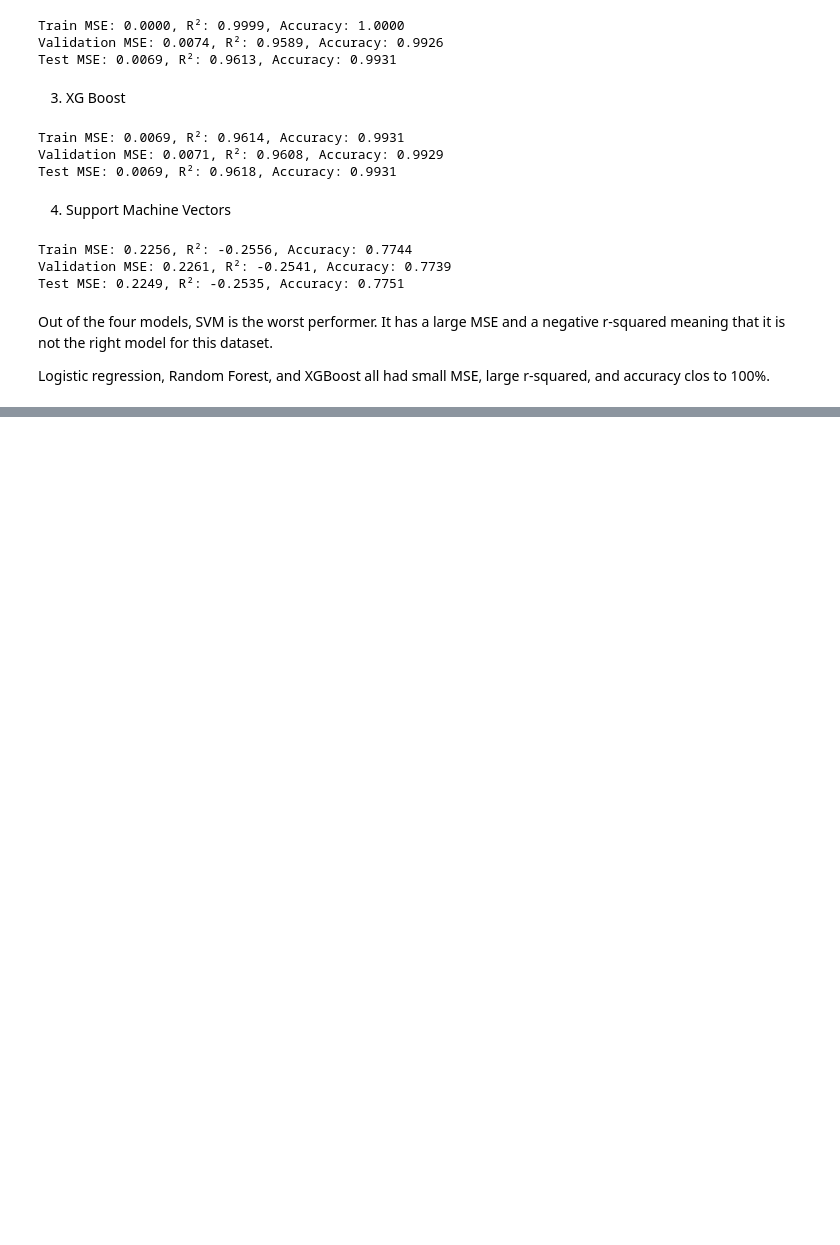
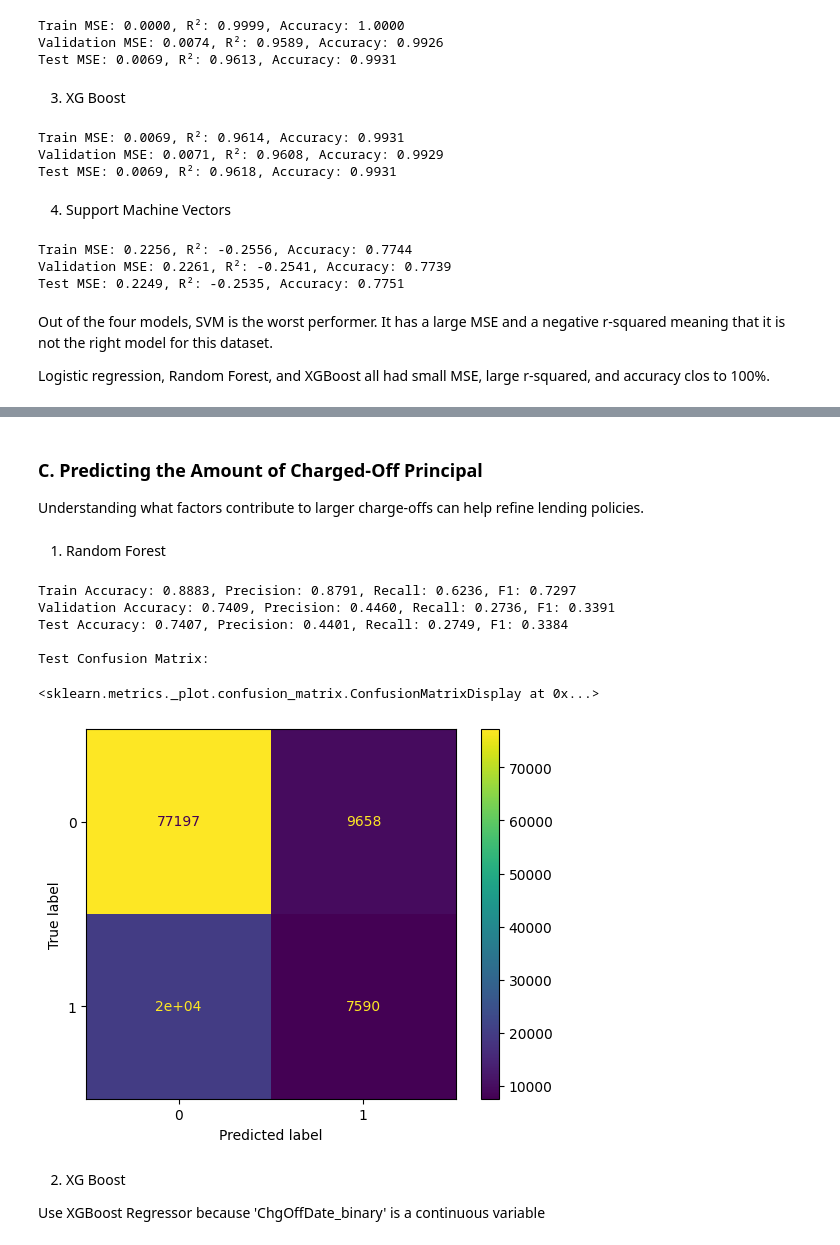
Before and after one commit to ogingaj/machine-learning-using-SBA-loan-data, a Jupyter notebook: sba_loan_code.ipynb, the cells around one changed output, grey strips where cells are left out. Drawn from its saved outputs; the diff is of its cells as text; code cells hidden in the pictures; blank space fills up the shorter version.

Commit message:
additional models on loan default, charge off rate, and job creation

```diff
--- a/sba_loan_code.ipynb
+++ b/sba_loan_code.ipynb
@@ -564,0 +704,64 @@ Logistic regression, Random Forest, and XGBoost all had small MSE, large r-squar
+# %% [markdown]
+### C. Predicting the Amount of Charged-Off Principal
+
+Understanding what factors contribute to larger charge-offs can help refine lending policies.
+# %% [markdown]
+1. Random Forest
+# %%
+# Define features and target variable
+features = ['NoEmp', 'NewExist', 'DisbursementGross', 'GrAppv', 'SBA_Appv', 'UrbanRural_binary']
+X = df_clean[features]
+y = df_clean['ChgOffDate_binary']
+
+# Split data into 70% train, 10% validation, 20% test
+X_train_val, X_test, y_train_val, y_test = train_test_split(X, y, test_size=0.20, random_state=42)
+X_train, X_val, y_train, y_val = train_test_split(X_train_val, y_train_val, test_size=0.125, random_state=42)
+
+# Train Random Forest model
+rf_model = RandomForestClassifier(n_estimators=100, random_state=42)
+rf_model.fit(X_train, y_train)
+
+# Predictions
+y_train_pred = rf_model.predict(X_train)
+y_val_pred = rf_model.predict(X_val)
+y_test_pred = rf_model.predict(X_test)
+
+# Evaluate model performance
+train_acc = accuracy_score(y_train, y_train_pred)
+val_acc = accuracy_score(y_val, y_val_pred)
+test_acc = accuracy_score(y_test, y_test_pred)
+
+train_precision = precision_score(y_train, y_train_pred)
+val_precision = precision_score(y_val, y_val_pred)
+test_precision = precision_score(y_test, y_test_pred)
+
+train_recall = recall_score(y_train, y_train_pred)
+val_recall = recall_score(y_val, y_val_pred)
+test_recall = recall_score(y_test, y_test_pred)
+
+train_f1 = f1_score(y_train, y_train_pred)
+val_f1 = f1_score(y_val, y_val_pred)
+test_f1 = f1_score(y_test, y_test_pred)
+
+# Print results
+print(f"Train Accuracy: {train_acc:.4f}, Precision: {train_precision:.4f}, Recall: {train_recall:.4f}, F1: {train_f1:.4f}")
+print(f"Validation Accuracy: {val_acc:.4f}, Precision: {val_precision:.4f}, Recall: {val_recall:.4f}, F1: {val_f1:.4f}")
+print(f"Test Accuracy: {test_acc:.4f}, Precision: {test_precision:.4f}, Recall: {test_recall:.4f}, F1: {test_f1:.4f}")
+
+# Confusion Matrix
+print("\nTest Confusion Matrix:")
+cm = confusion_matrix(y_test, y_test_pred)
+disp = ConfusionMatrixDisplay(confusion_matrix=cm)
+disp.plot()
+# %% [output]
+Train Accuracy: 0.8883, Precision: 0.8791, Recall: 0.6236, F1: 0.7297
+Validation Accuracy: 0.7409, Precision: 0.4460, Recall: 0.2736, F1: 0.3391
+Test Accuracy: 0.7407, Precision: 0.4401, Recall: 0.2749, F1: 0.3384
+
+Test Confusion Matrix:
+<sklearn.metrics._plot.confusion_matrix.ConfusionMatrixDisplay at 0x...>
+[figure, added]
+# %% [markdown]
+2. XG Boost
+
+Use XGBoost Regressor because 'ChgOffDate_binary' is a continuous variable
```
Also changed, not shown: parts of 15 cells of this notebook, 2 other files.
